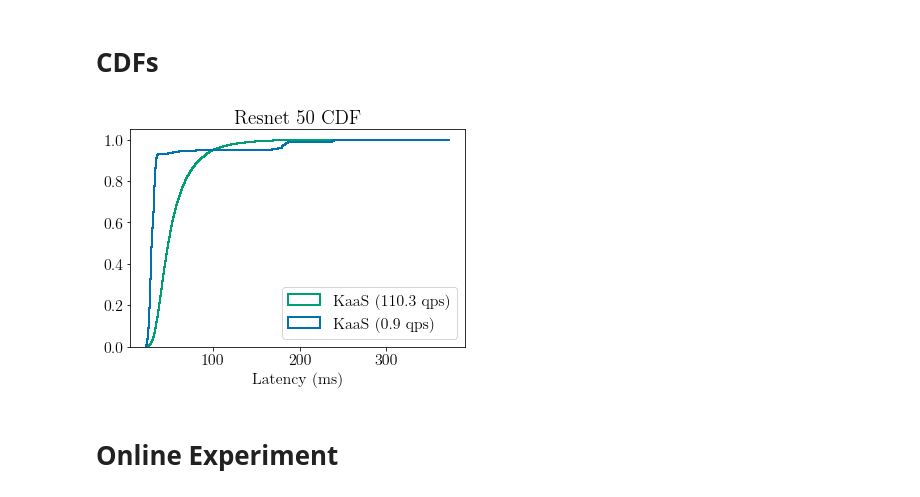
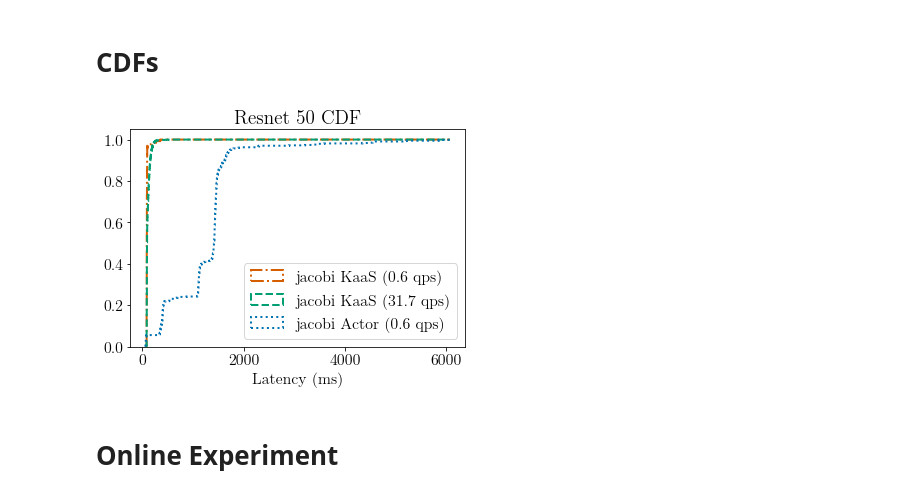
Before and after one commit to NathanTP/kaasBenchmarks, a Jupyter notebook: inference/analysis/analysis.ipynb, the cells around one changed output. Saved outputs shown, nothing was run; the diff lists cells and outputs as text; code cells hidden in the pictures.

Commit message:
Analysis/plotting code for macro-benchmarks. Starting on micro

```diff
--- a/inference/analysis/analysis.ipynb
+++ b/inference/analysis/analysis.ipynb
@@ -81,17 +101,22 @@ plot = plotLatencies(latResults)
 # %% [markdown]
 # CDFs
 # %%
+linestyles = [':', '--', '-.', (0, (3, 1, 1, 1, 1, 1)), '-']
+
 def plotCDFs(names, arrs, title=''):
     fig, ax = plt.subplots()
-    n, bins, patches = ax.hist(arrs, bins='auto', label=names, cumulative=True, density=True, histtype='step', linewidth=2)
+    n, bins, patches = ax.hist(arrs, bins='auto', label=names, cumulative=True, density=True,
+                               histtype='step', linewidth=2, linestyle='-')
 
     # Get rid of the zero value at the end (causes a vertical line)
-    for patch in patches:
+    for idx, patch in enumerate(patches):
+        patch[0].set_linestyle(linestyles[idx])
         patch[0].set_xy(patch[0].get_xy()[:-1])
 
     ax.set_xlabel("Latency (ms)")
     ax.legend(loc='lower right')
     ax.set_title(title)
+
 
 def loadCDFExps(configs):
     results = {}
@@ -105,24 +130,25 @@ def loadCDFExps(configs):
         res, _ = util.loadOneMlPerf(dirs[expName])
 
         if mode == 'tvm':
-            name = f"Actor ({round(res['submission_rate'], 1)} qps)"
+            name = f"{model} Actor ({round(res['submission_rate'], 1)} qps)"
         else:
-            name = f"KaaS ({round(res['submission_rate'], 1)} qps)"
+            name = f"{model} KaaS ({round(res['submission_rate'], 1)} qps)"
 
         results[name] = res['latencies']
 
     return results
 # %%
 configs = [
-#     ('resnet50', 'tvm', 16, False),
-    ('resnet50', 'kaas', 16, False),
-    ('resnet50', 'kaas', 16, True)
+    ('jacobi', 'tvm', 16, False),
+    ('jacobi', 'kaas', 16, True),
+    ('jacobi', 'kaas', 16, False)
 ]
 
 cdfData = loadCDFExps(configs)
 plotCDFs(cdfData.keys(), cdfData.values(), title="Resnet 50 CDF")
+# plotCDFsSB(cdfData.keys(), cdfData.values(), title="Resnet 50 CDF")
 # %% [output]
-[figure, old version]
+[figure, new version]
 # %% [markdown]
 # Online Experiment
 # %%
```
Also changed, not shown: parts of 3 cells of this notebook, 2 other files.
